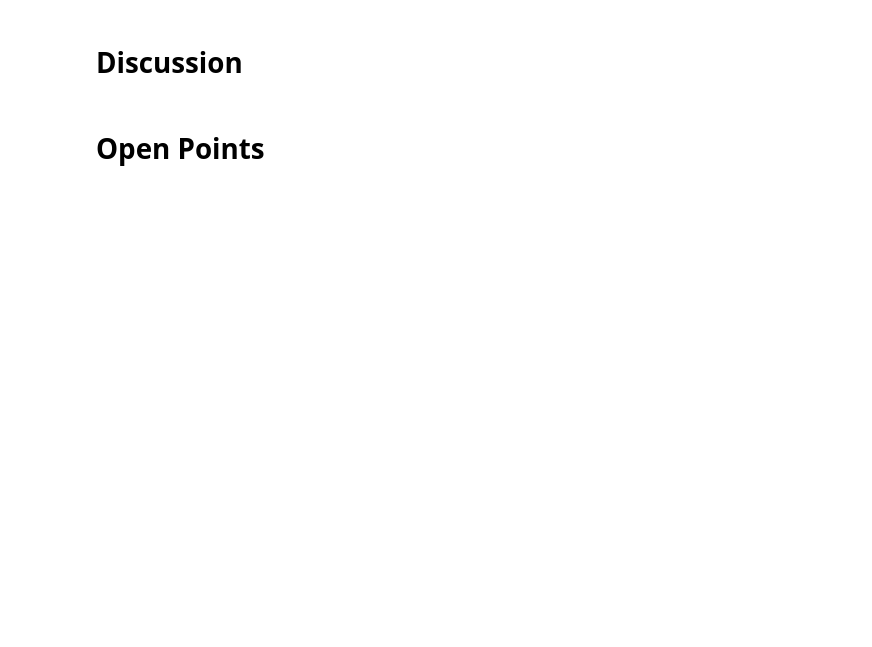
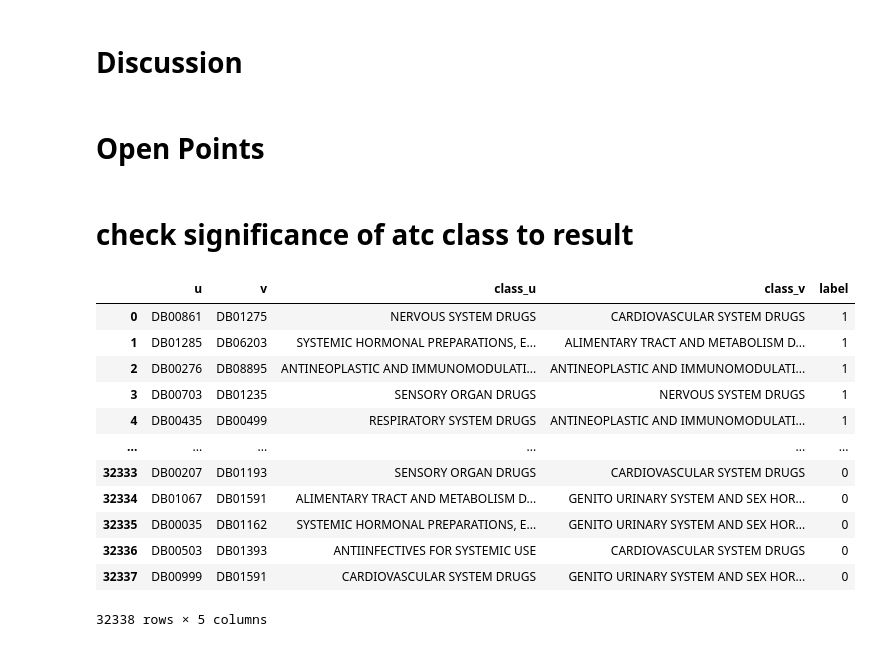
Before and after one commit to lgiobbi/DDI_with_ML, a Jupyter notebook: analysis/report.ipynb, the cells around one changed output. Cells and saved outputs as stored; diff of their text form; code cells hidden in the pictures; blank space fills up the shorter version.

```diff
--- a/analysis/report.ipynb
+++ b/analysis/report.ipynb
@@ -1401,3 +1316,21 @@ SUMMARY OF STATISTICAL FINDINGS
 # Discussion
 # %% [markdown]
 # Open Points
+# %% [markdown]
+# check significance of atc class to result
+# %%
+df_train
+# %% [output]
+|  | u | v | class_u | class_v | label |
+| 0 | DB00861 | DB01275 | NERVOUS SYSTEM DRUGS | CARDIOVASCULAR SYSTEM DRUGS | 1 |
+| 1 | DB01285 | DB06203 | SYSTEMIC HORMONAL PREPARATIONS, E... | ALIMENTARY TRACT AND METABOLISM D... | 1 |
+| 2 | DB00276 | DB08895 | ANTINEOPLASTIC AND IMMUNOMODULATI... | ANTINEOPLASTIC AND IMMUNOMODULATI... | 1 |
+| 3 | DB00703 | DB01235 | SENSORY ORGAN DRUGS | NERVOUS SYSTEM DRUGS | 1 |
+| 4 | DB00435 | DB00499 | RESPIRATORY SYSTEM DRUGS | ANTINEOPLASTIC AND IMMUNOMODULATI... | 1 |
+| ... | ... | ... | ... | ... | ... |
+| 32333 | DB00207 | DB01193 | SENSORY ORGAN DRUGS | CARDIOVASCULAR SYSTEM DRUGS | 0 |
+| 32334 | DB01067 | DB01591 | ALIMENTARY TRACT AND METABOLISM D... | GENITO URINARY SYSTEM AND SEX HOR... | 0 |
+| 32335 | DB00035 | DB01162 | SYSTEMIC HORMONAL PREPARATIONS, E... | GENITO URINARY SYSTEM AND SEX HOR... | 0 |
+| 32336 | DB00503 | DB01393 | ANTIINFECTIVES FOR SYSTEMIC USE | CARDIOVASCULAR SYSTEM DRUGS | 0 |
+| 32337 | DB00999 | DB01591 | CARDIOVASCULAR SYSTEM DRUGS | GENITO URINARY SYSTEM AND SEX HOR... | 0 |
+32338 rows × 5 columns
```
Also changed, not shown: parts of 5 cells of this notebook.
